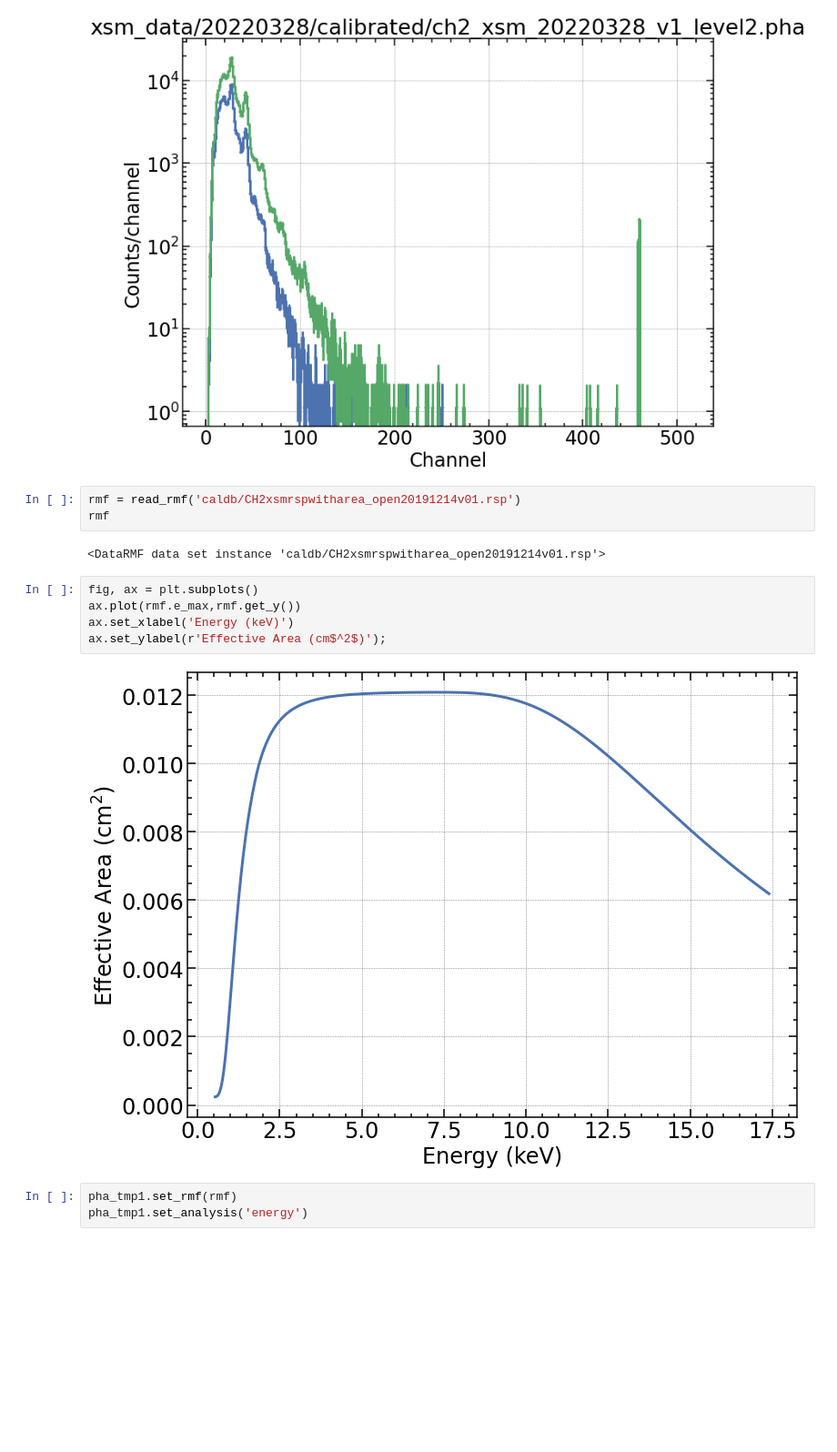
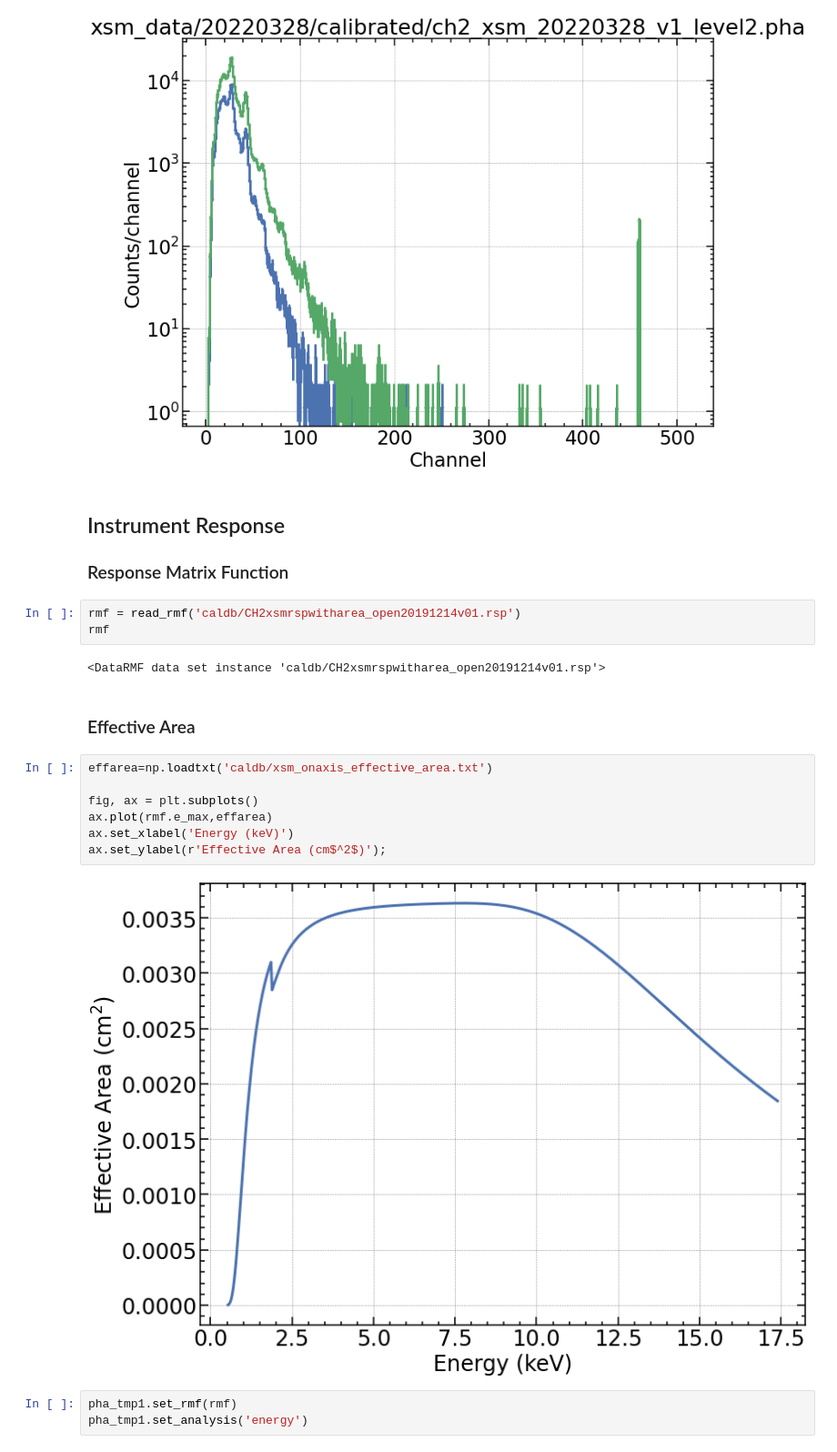
Before and after one commit to abhilash-sw/xray_workshop, a Jupyter notebook: XSM_analysis_sherpa.ipynb, the cells around one changed output. Shown at 91% size. Saved outputs shown, nothing was run; the diff lists cells and outputs as text; blank space fills up the shorter version.

```diff
--- a/XSM_analysis_sherpa.ipynb
+++ b/XSM_analysis_sherpa.ipynb
@@ -68,18 +94,26 @@ dplot1.prepare(pha_tmp2)
 dplot1.overplot(ylog=True,linestyle='solid')
 # %% [output]
 [figure]
+# %% [markdown]
+## Instrument Response
+
+### Response Matrix Function
 # %%
 rmf = read_rmf('caldb/CH2xsmrspwitharea_open20191214v01.rsp')
 rmf
 # %% [output]
 <DataRMF data set instance 'caldb/CH2xsmrspwitharea_open20191214v01.rsp'>
+# %% [markdown]
+### Effective Area
 # %%
+effarea=np.loadtxt('caldb/xsm_onaxis_effective_area.txt')
+
 fig, ax = plt.subplots()
-ax.plot(rmf.e_max,rmf.get_y())
+ax.plot(rmf.e_max,effarea)
 ax.set_xlabel('Energy (keV)')
 ax.set_ylabel(r'Effective Area (cm$^2$)');
 # %% [output]
-[figure, old version]
+[figure, new version]
 # %%
 pha_tmp1.set_rmf(rmf)
 pha_tmp1.set_analysis('energy')
```
Also changed, not shown: parts of 21 cells of this notebook.
